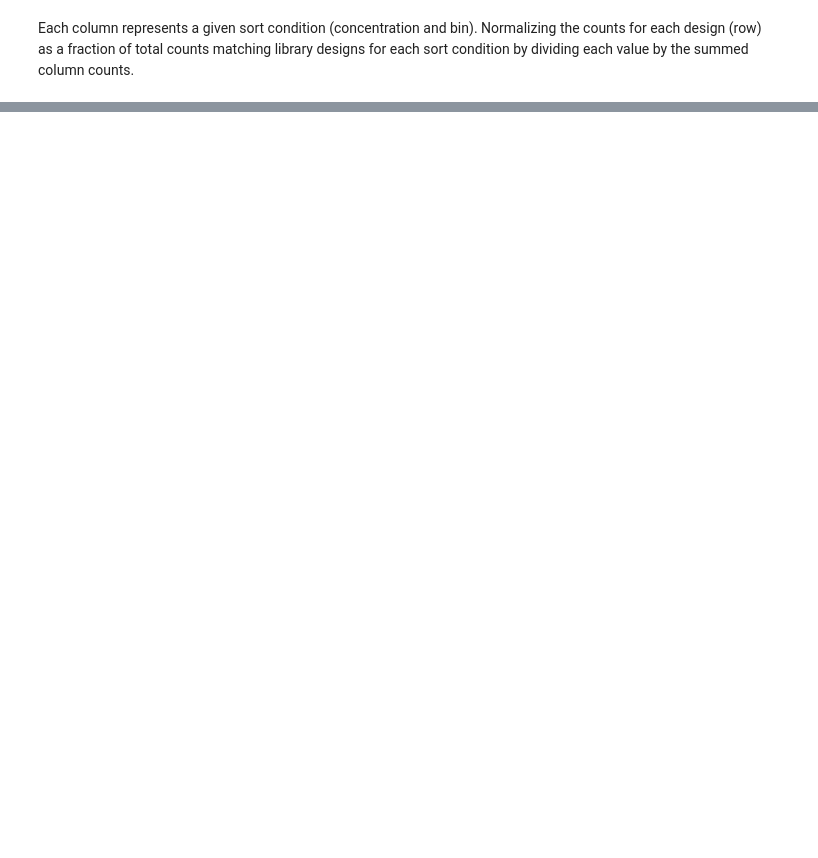
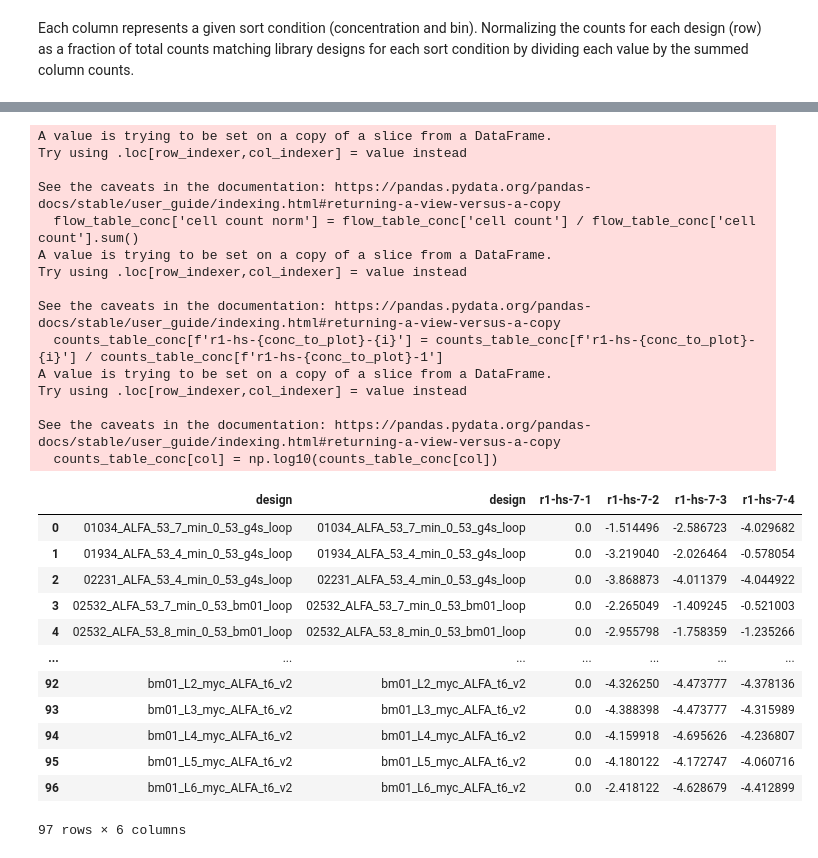
Before and after one commit to scrilly23/switch_seq, a Jupyter notebook: plotting/plot_counts.ipynb, the cells around one changed output, grey strips where cells are left out. Saved outputs shown, nothing was run; the diff lists cells and outputs as text; code cells hidden in the pictures; blank space fills up the shorter version.

```diff
--- a/plotting/plot_counts.ipynb
+++ b/plotting/plot_counts.ipynb
@@ -5,6 +7,14 @@ import seaborn as sns
 # %%
 counts_table_path = '/Users/stephaniecrilly/test/count_table.csv'
 counts_table = pd.read_csv(counts_table_path, sep='\t')
+
+flow_table_path = '/Users/stephaniecrilly/test/flow_table.csv'
+flow_table = pd.read_csv(flow_table_path)
+
+outdir = '/Users/stephaniecrilly/Kortemme_lab/helix_sliding/figures'
+
+if not os.path.exists(outdir):
+   os.makedirs(outdir)
 # %% [markdown]
 Each column represents a given sort condition (concentration and bin). Normalizing the counts for each design (row) as a fraction of total counts matching library designs for each sort condition by dividing each value by the summed column counts.
 # %%
@@ -16,4 +26,4 @@ for col in norm_counts_table.columns:
     else:
         norm_counts_table[col] = norm_counts_table[col] / norm_counts_table[col].sum()
 
-print(norm_counts_table)
+norm_counts_table_og = norm_counts_table.copy()
@@ -145,0 +108,37 @@ print(norm_counts_table)
+# %%
+#first pull out the data for concentration 7 or 8
+conc_to_plot = 7
+counts_table_conc = norm_counts_table_og[['design', f'r1-hs-{conc_to_plot}-1', f'r1-hs-{conc_to_plot}-2', f'r1-hs-{conc_to_plot}-3', f'r1-hs-{conc_to_plot}-4']]
+
+#get number of cells sorted into each bin for this concentration
+flow_table_conc = flow_table[(flow_table['concentration'] == conc_to_plot) & (flow_table['bin'] != 'SD')]
+
+#normalie cell counts
+flow_table_conc['cell count norm'] = flow_table_conc['cell count'] / flow_table_conc['cell count'].sum()
+
+#normalize across the binds for that cncentration for a given design
+#counts_table_conc = counts_table_conc.iloc[:, 1:].div(counts_table_conc.sum(axis=1), axis=0)
+
+#normalize to total counts within each sample
+
+
+#normalie to cell counts for each bin
+#for i in range(1,5):
+    #counts_table_conc[f'r1-hs-{conc_to_plot}-{i}'] = counts_table_conc[f'r1-hs-{conc_to_plot}-{i}'] / flow_table_conc.loc[flow_table_conc['bin'] == i, 'cell count norm'].iloc[0]
+
+#express all columns as enrichment over bin 1
+for i in range(1,5):
+    counts_table_conc[f'r1-hs-{conc_to_plot}-{i}'] = counts_table_conc[f'r1-hs-{conc_to_plot}-{i}'] / counts_table_conc[f'r1-hs-{conc_to_plot}-1']
+
+#print(counts_table_conc)
+print(counts_table_conc.dtypes)
+
+for col in counts_table_conc.columns:
+    if col == 'design':
+        continue
+    else:
+        counts_table_conc[col] = np.log10(counts_table_conc[col])
+
+counts_table_conc = pd.concat([counts_table['design'], counts_table_conc], axis=1)
+print(counts_table_conc.loc[counts_table_conc['design'] == 'bm01_ALFA_1c'])
+# %% [output]
@@ -146 +151,29 @@ print(norm_counts_table)
+A value is trying to be set on a copy of a slice from a DataFrame.
+Try using .loc[row_indexer,col_indexer] = value instead
+
+See the caveats in the documentation: https://pandas.pydata.org/pandas-docs/stable/user_guide/indexing.html#returning-a-view-versus-a-copy
+  flow_table_conc['cell count norm'] = flow_table_conc['cell count'] / flow_table_conc['cell count'].sum()
+A value is trying to be set on a copy of a slice from a DataFrame.
+Try using .loc[row_indexer,col_indexer] = value instead
+
+See the caveats in the documentation: https://pandas.pydata.org/pandas-docs/stable/user_guide/indexing.html#returning-a-view-versus-a-copy
+  counts_table_conc[f'r1-hs-{conc_to_plot}-{i}'] = counts_table_conc[f'r1-hs-{conc_to_plot}-{i}'] / counts_table_conc[f'r1-hs-{conc_to_plot}-1']
+A value is trying to be set on a copy of a slice from a DataFrame.
+Try using .loc[row_indexer,col_indexer] = value instead
+
+See the caveats in the documentation: https://pandas.pydata.org/pandas-docs/stable/user_guide/indexing.html#returning-a-view-versus-a-copy
+  counts_table_conc[col] = np.log10(counts_table_conc[col])
+|  | design | design | r1-hs-7-1 | r1-hs-7-2 | r1-hs-7-3 | r1-hs-7-4 |
+| 0 | 01034_ALFA_53_7_min_0_53_g4s_loop | 01034_ALFA_53_7_min_0_53_g4s_loop | 0.0 | -1.514496 | -2.586723 | -4.029682 |
+| 1 | 01934_ALFA_53_4_min_0_53_g4s_loop | 01934_ALFA_53_4_min_0_53_g4s_loop | 0.0 | -3.219040 | -2.026464 | -0.578054 |
+| 2 | 02231_ALFA_53_4_min_0_53_g4s_loop | 02231_ALFA_53_4_min_0_53_g4s_loop | 0.0 | -3.868873 | -4.011379 | -4.044922 |
+| 3 | 02532_ALFA_53_7_min_0_53_bm01_loop | 02532_ALFA_53_7_min_0_53_bm01_loop | 0.0 | -2.265049 | -1.409245 | -0.521003 |
+| 4 | 02532_ALFA_53_8_min_0_53_bm01_loop | 02532_ALFA_53_8_min_0_53_bm01_loop | 0.0 | -2.955798 | -1.758359 | -1.235266 |
+| ... | ... | ... | ... | ... | ... | ... |
+| 92 | bm01_L2_myc_ALFA_t6_v2 | bm01_L2_myc_ALFA_t6_v2 | 0.0 | -4.326250 | -4.473777 | -4.378136 |
+| 93 | bm01_L3_myc_ALFA_t6_v2 | bm01_L3_myc_ALFA_t6_v2 | 0.0 | -4.388398 | -4.473777 | -4.315989 |
+| 94 | bm01_L4_myc_ALFA_t6_v2 | bm01_L4_myc_ALFA_t6_v2 | 0.0 | -4.159918 | -4.695626 | -4.236807 |
+| 95 | bm01_L5_myc_ALFA_t6_v2 | bm01_L5_myc_ALFA_t6_v2 | 0.0 | -4.180122 | -4.172747 | -4.060716 |
+| 96 | bm01_L6_myc_ALFA_t6_v2 | bm01_L6_myc_ALFA_t6_v2 | 0.0 | -2.418122 | -4.628679 | -4.412899 |
+97 rows × 6 columns
 # %%
```
Also changed, not shown: parts of 11 cells of this notebook.
